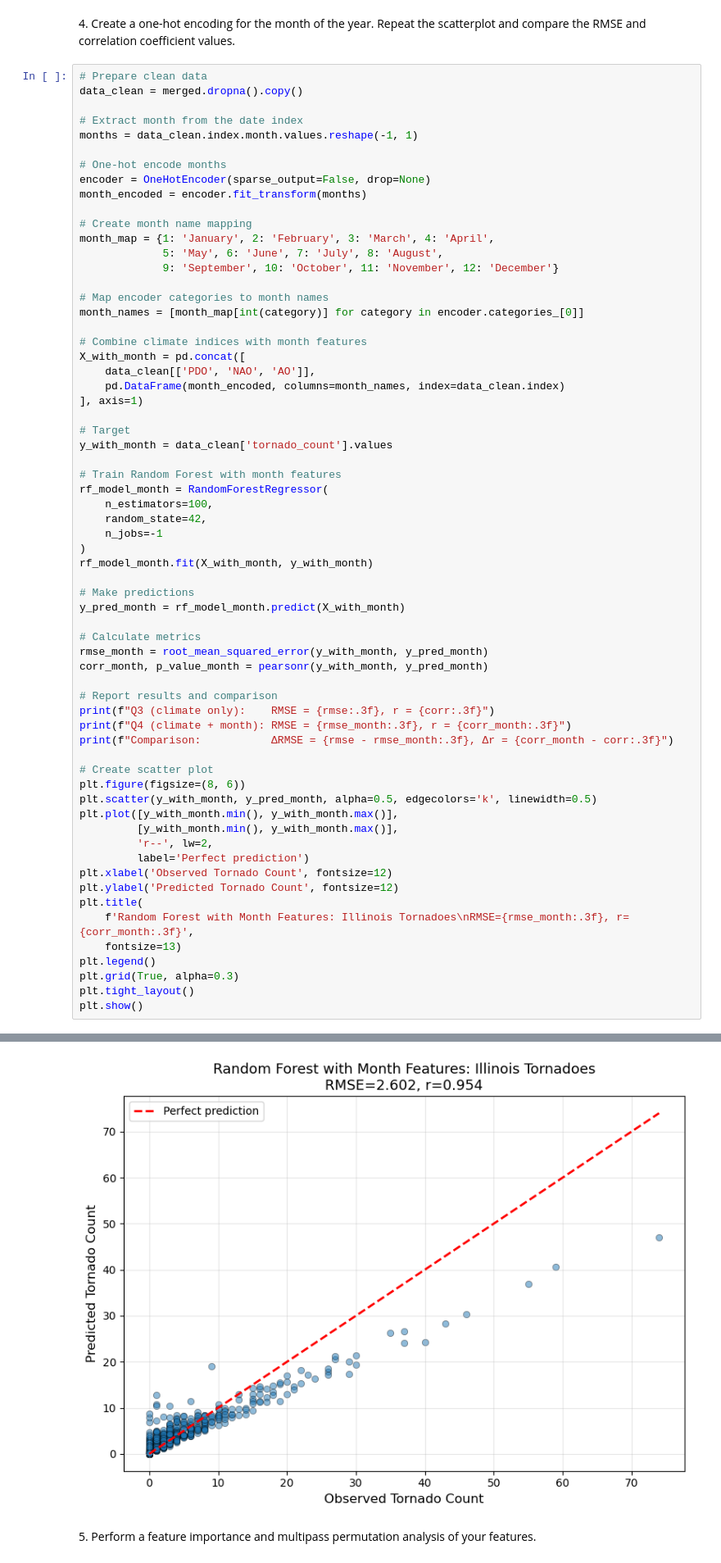
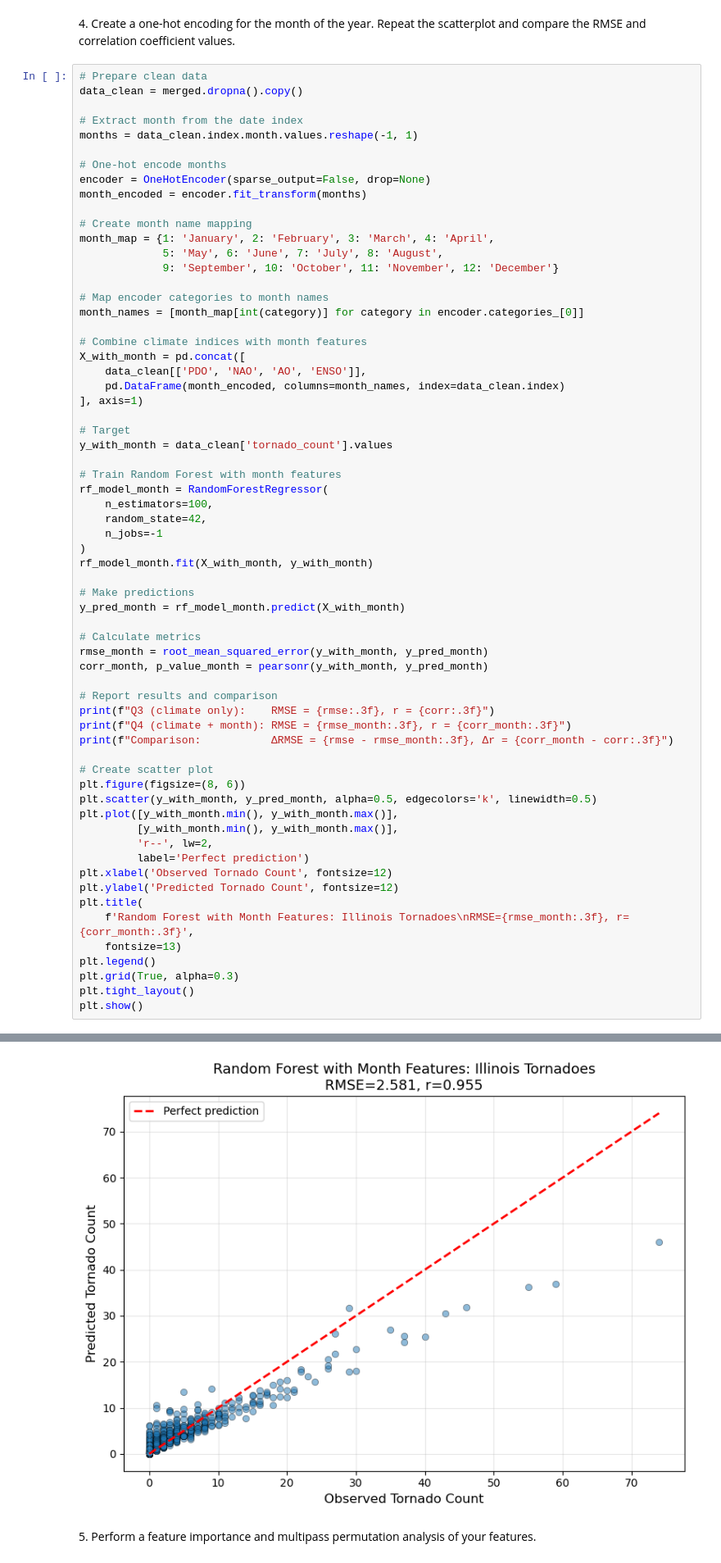
Before and after one commit to swnesbitt/ATMS-523-Module-6, a Jupyter notebook: ATMS-523-HW6.ipynb, the cells around one changed output, grey strips where cells are left out. Shown at 82% size. Cells and saved outputs as stored; diff of their text form.

```diff
--- a/ATMS-523-HW6.ipynb
+++ b/ATMS-523-HW6.ipynb
@@ -230,7 +221,7 @@ month_names = [month_map[int(category)] for category in encoder.categories_[0]]
 
 # Combine climate indices with month features
 X_with_month = pd.concat([
-    data_clean[['PDO', 'NAO', 'AO']],
+    data_clean[['PDO', 'NAO', 'AO', 'ENSO']],
     pd.DataFrame(month_encoded, columns=month_names, index=data_clean.index)
 ], axis=1)
 
@@ -280,4 +271,4 @@ Comparison:           ΔRMSE = 0.136, Δr = -0.014
-[figure, old version]
+[figure, new version]
 # %% [markdown]
 5\. Perform a feature importance and multipass permutation analysis of your features.
 # %%
```
Also changed, not shown: parts of 7 cells of this notebook, 1 other file.
